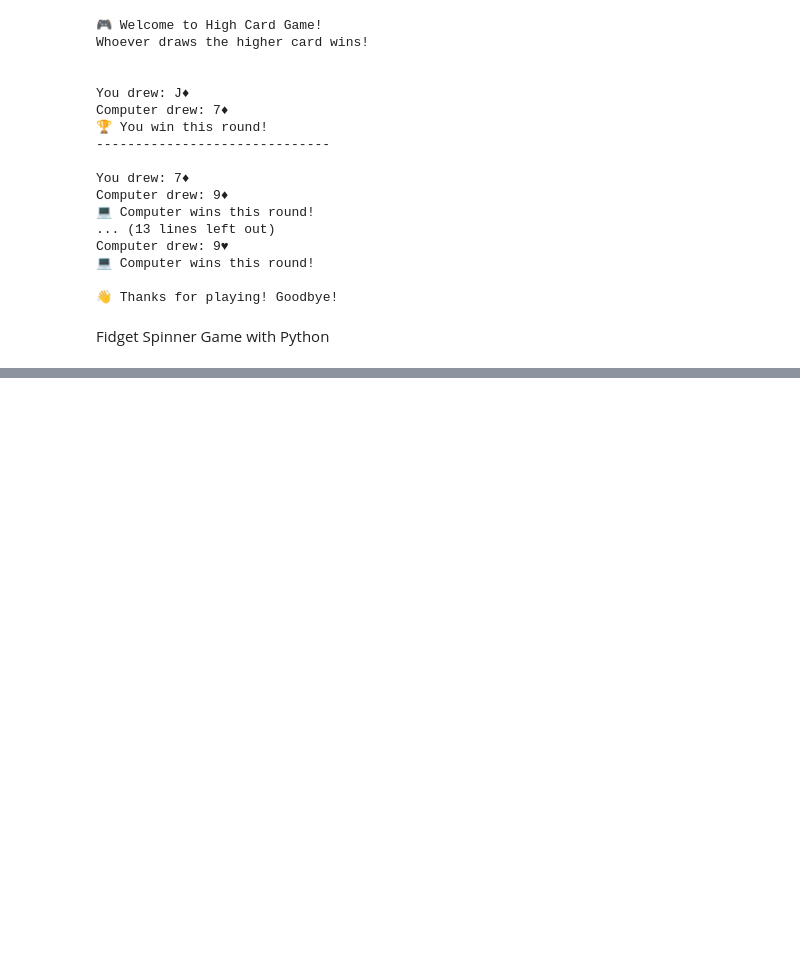
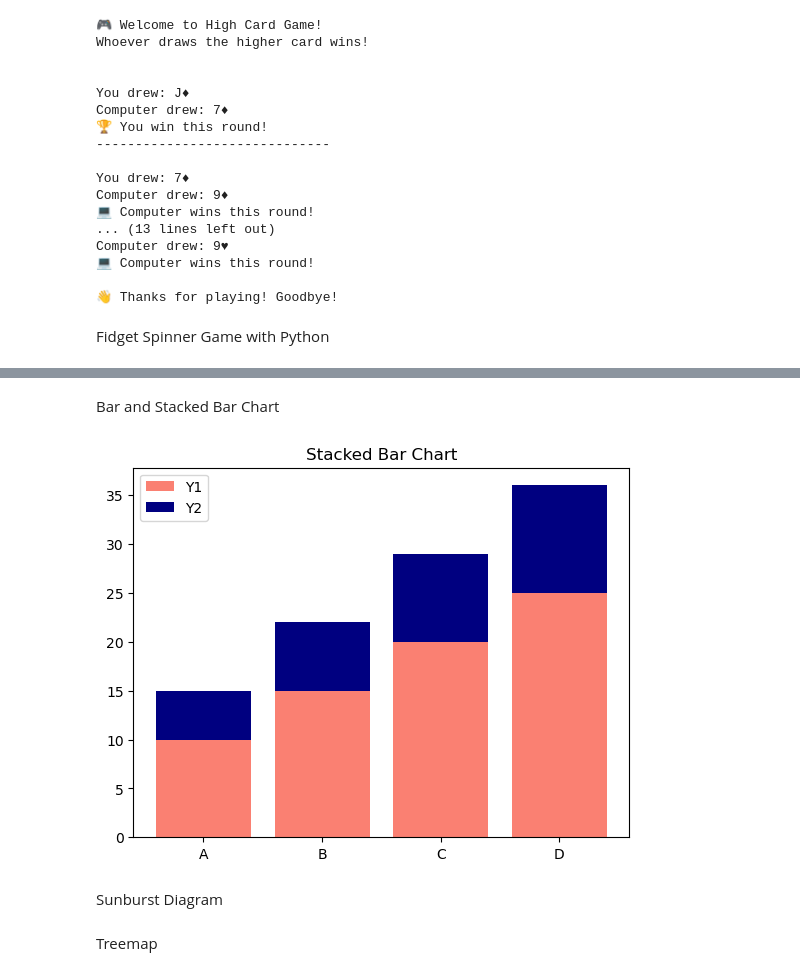
Before and after one commit to Asgharhussainparvi/32-Days-Python-Code, a Jupyter notebook: Codes.ipynb, the cells around one changed output, grey strips where cells are left out. Cells and saved outputs as stored; diff of their text form; code cells hidden in the pictures; blank space fills up the shorter version.

```diff
--- a/Codes.ipynb
+++ b/Codes.ipynb
@@ -444,0 +470,19 @@ print(f"✅ Corrected word: {corrected}")
+# %% [markdown]
+Bar and Stacked Bar Chart
+# %%
+import matplotlib.pyplot as plt
+import numpy as np
+
+x = ['A', 'B', 'C', 'D']
+y1 = [10, 15, 20, 25]
+y2 = [5, 7, 9, 11]
+
+plt.bar(x, y1, color='salmon', label='Y1')
+plt.bar(x, y2, bottom=y1, color='navy', label='Y2')
+plt.title("Stacked Bar Chart")
+plt.legend()
+plt.show()
+# %% [output]
+[figure, added]
+# %% [markdown]
+Sunburst Diagram
@@ -444,0 +499,2 @@ print(f"✅ Corrected word: {corrected}")
+# %% [markdown]
+Treemap
```
Also changed, not shown: parts of 33 cells of this notebook, 3 other files.
